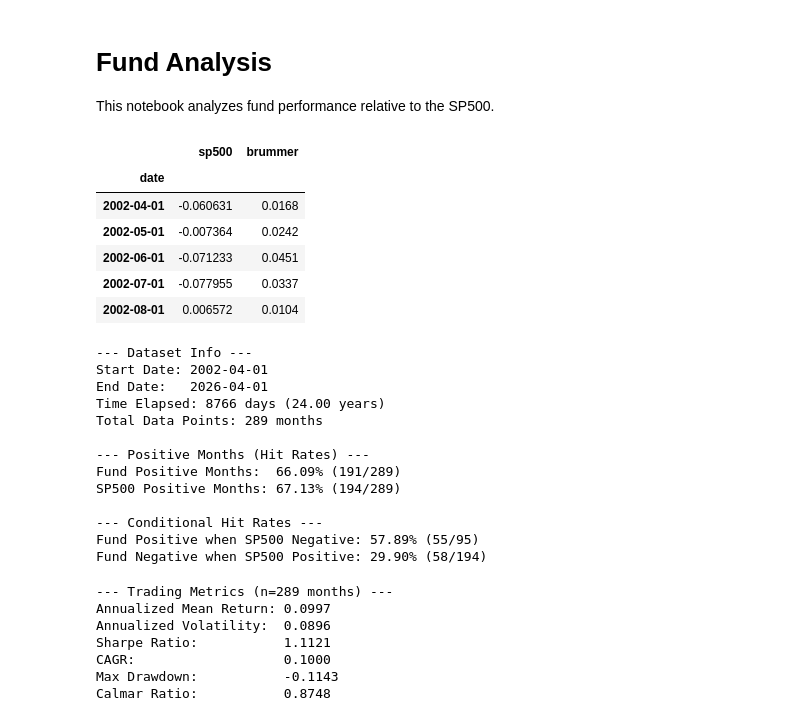
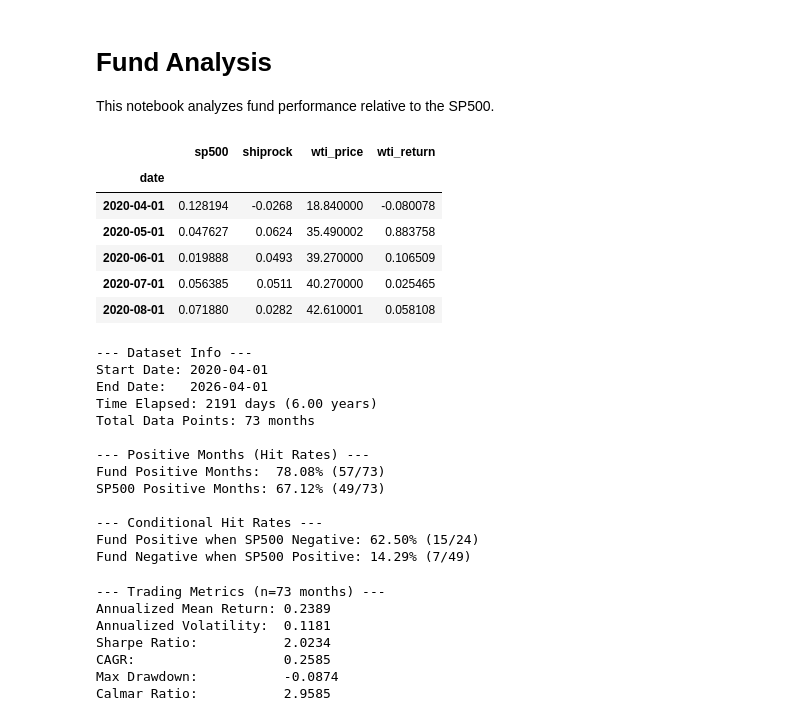
Before and after one commit to arthurdhonneur7/athenee_hf_portfolio, a Jupyter notebook: single_fund_analysis/general_analysis.ipynb, the cells around one changed output. Drawn from its saved outputs; the diff is of its cells as text; code cells hidden in the pictures.

```diff
--- a/single_fund_analysis/general_analysis.ipynb
+++ b/single_fund_analysis/general_analysis.ipynb
@@ -3,42 +3,67 @@
 This notebook analyzes fund performance relative to the SP500.
 # %%
 # SET THE FUND COLUMN NAME HERE
-FUND_NAME = 'brummer'
+FUND_NAME = 'shiprock'
 # %%
 import pandas as pd
 import numpy as np
 import statsmodels.api as sm
 from statsmodels.regression.rolling import RollingOLS
 import matplotlib.pyplot as plt
 import seaborn as sns
 
 sns.set_theme(style="whitegrid")
 
 # Load data
 df = pd.read_csv('../data/concat_hf_data.csv')
 if 'date' in df.columns:
     df['date'] = pd.to_datetime(df['date'])
     df = df.set_index('date')
 
 # Keep only sp500 and target fund columns
 fund_col = FUND_NAME
 df = df[['sp500', fund_col]].dropna()
 
 # df = df[df.index >= pd.to_datetime('2023-01-01')]
 
 fund = df[fund_col]
 sp500 = df['sp500']
 
 
+# Fetch WTI data
+import yfinance as yf
+try:
+    wti = yf.download('CL=F', start=df.index.min() - pd.Timedelta(days=31), end=df.index.max() + pd.Timedelta(days=31), progress=False)
+    if isinstance(wti.columns, pd.MultiIndex):
+        wti_close = wti['Close']['CL=F'].to_frame()
+    else:
+        wti_close = wti[['Close']]
+
+    # For monthly data, get the close price at the end of each month
+    wti_monthly = wti_close.resample('ME').last()
+    wti_returns = wti_monthly.pct_change()
+
+    # Realign the index to match df (which uses 1st of month)
+    wti_returns.index = wti_returns.index.to_period('M').to_timestamp()
+    wti_monthly.index = wti_monthly.index.to_period('M').to_timestamp()
+
+    wti_returns.columns = ['wti_return']
+    wti_monthly.columns = ['wti_price']
+
+    # Merge into df
+    df = df.join(wti_monthly).join(wti_returns)
+except Exception as e:
+    print(f"Error fetching WTI data: {e}")
+
 df.head()
 # %% [output]
-|  | sp500 | brummer |
-| date |  |  |
-| 2002-04-01 | -0.060631 | 0.0168 |
-| 2002-05-01 | -0.007364 | 0.0242 |
-| 2002-06-01 | -0.071233 | 0.0451 |
-| 2002-07-01 | -0.077955 | 0.0337 |
-| 2002-08-01 | 0.006572 | 0.0104 |
+|  | sp500 | shiprock | wti_price | wti_return |
+| date |  |  |  |  |
+| 2020-04-01 | 0.128194 | -0.0268 | 18.840000 | -0.080078 |
+| 2020-05-01 | 0.047627 | 0.0624 | 35.490002 | 0.883758 |
+| 2020-06-01 | 0.019888 | 0.0493 | 39.270000 | 0.106509 |
+| 2020-07-01 | 0.056385 | 0.0511 | 40.270000 | 0.025465 |
+| 2020-08-01 | 0.071880 | 0.0282 | 42.610001 | 0.058108 |
 # %%
 # Dataset Info and Hit Rates
 start_date = df.index.min()
@@ -71,18 +96,18 @@ print(f"Fund Positive when SP500 Negative: {fund_pos_when_sp500_neg / n_sp500_ne
 print(f"Fund Negative when SP500 Positive: {fund_neg_when_sp500_pos / n_sp500_pos if n_sp500_pos > 0 else np.nan:.2%} ({fund_neg_when_sp500_pos}/{n_sp500_pos})")
 # %% [output]
 --- Dataset Info ---
-Start Date: 2002-04-01
+Start Date: 2020-04-01
 End Date:   2026-04-01
-Time Elapsed: 8766 days (24.00 years)
-Total Data Points: 289 months
+Time Elapsed: 2191 days (6.00 years)
+Total Data Points: 73 months
 
 --- Positive Months (Hit Rates) ---
-Fund Positive Months:  66.09% (191/289)
-SP500 Positive Months: 67.13% (194/289)
+Fund Positive Months:  78.08% (57/73)
+SP500 Positive Months: 67.12% (49/73)
 
 --- Conditional Hit Rates ---
-Fund Positive when SP500 Negative: 57.89% (55/95)
-Fund Negative when SP500 Positive: 29.90% (58/194)
+Fund Positive when SP500 Negative: 62.50% (15/24)
+Fund Negative when SP500 Positive: 14.29% (7/49)
 # %%
 # Trading Metrics
 mean_ret = fund.mean() * 12
@@ -111,13 +136,13 @@ print(f"CAGR:                   {cagr:.4f}")
 print(f"Max Drawdown:           {max_drawdown:.4f}")
 print(f"Calmar Ratio:           {calmar:.4f}")
 # %% [output]
---- Trading Metrics (n=289 months) ---
-Annualized Mean Return: 0.0997
-Annualized Volatility:  0.0896
-Sharpe Ratio:           1.1121
-CAGR:                   0.1000
-Max Drawdown:           -0.1143
-Calmar Ratio:           0.8748
+--- Trading Metrics (n=73 months) ---
+Annualized Mean Return: 0.2389
+Annualized Volatility:  0.1181
+Sharpe Ratio:           2.0234
+CAGR:                   0.2585
+Max Drawdown:           -0.0874
+Calmar Ratio:           2.9585
 # %%
 # Joint Metrics
 pearson_corr = fund.corr(sp500, method='pearson')
```
Also changed, not shown: parts of 8 cells of this notebook, 10 other files.
